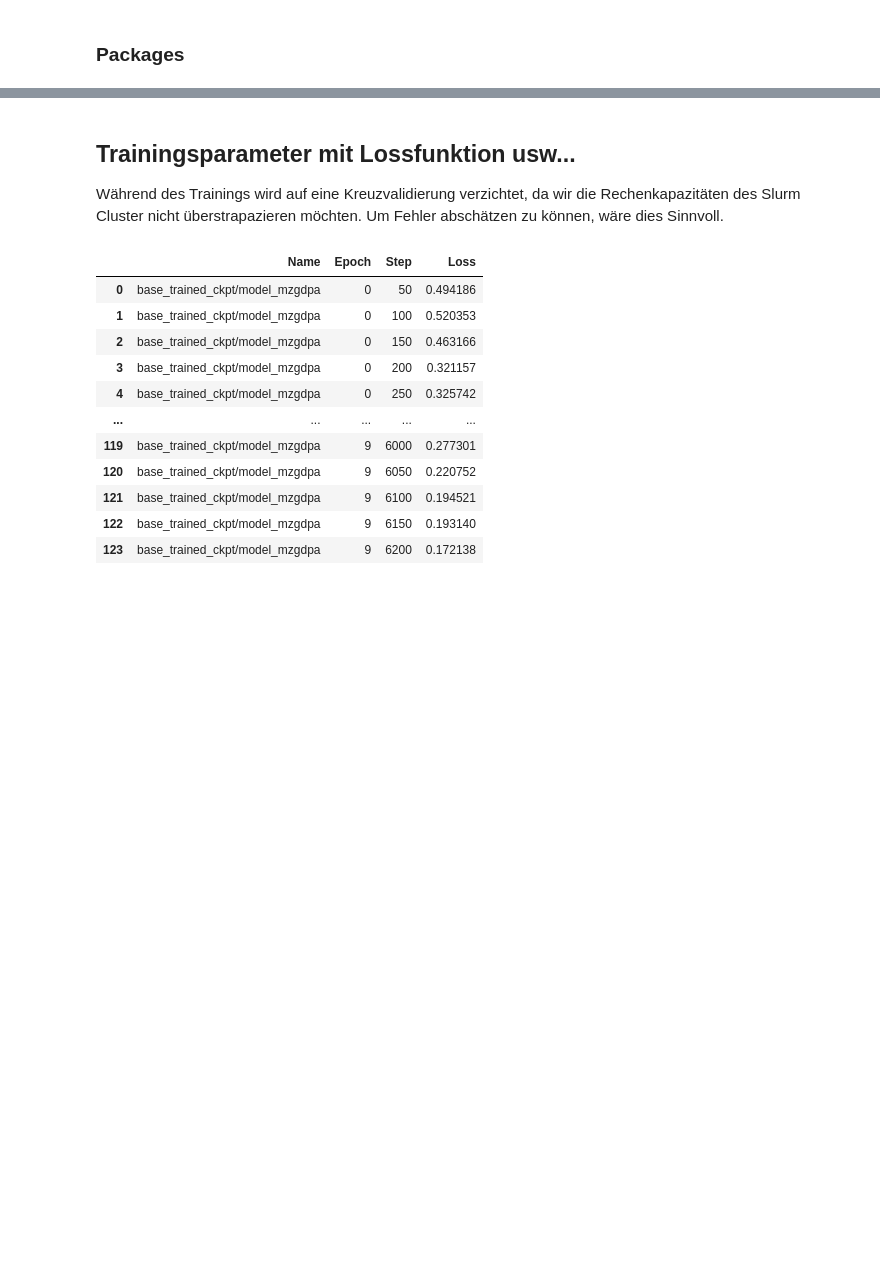
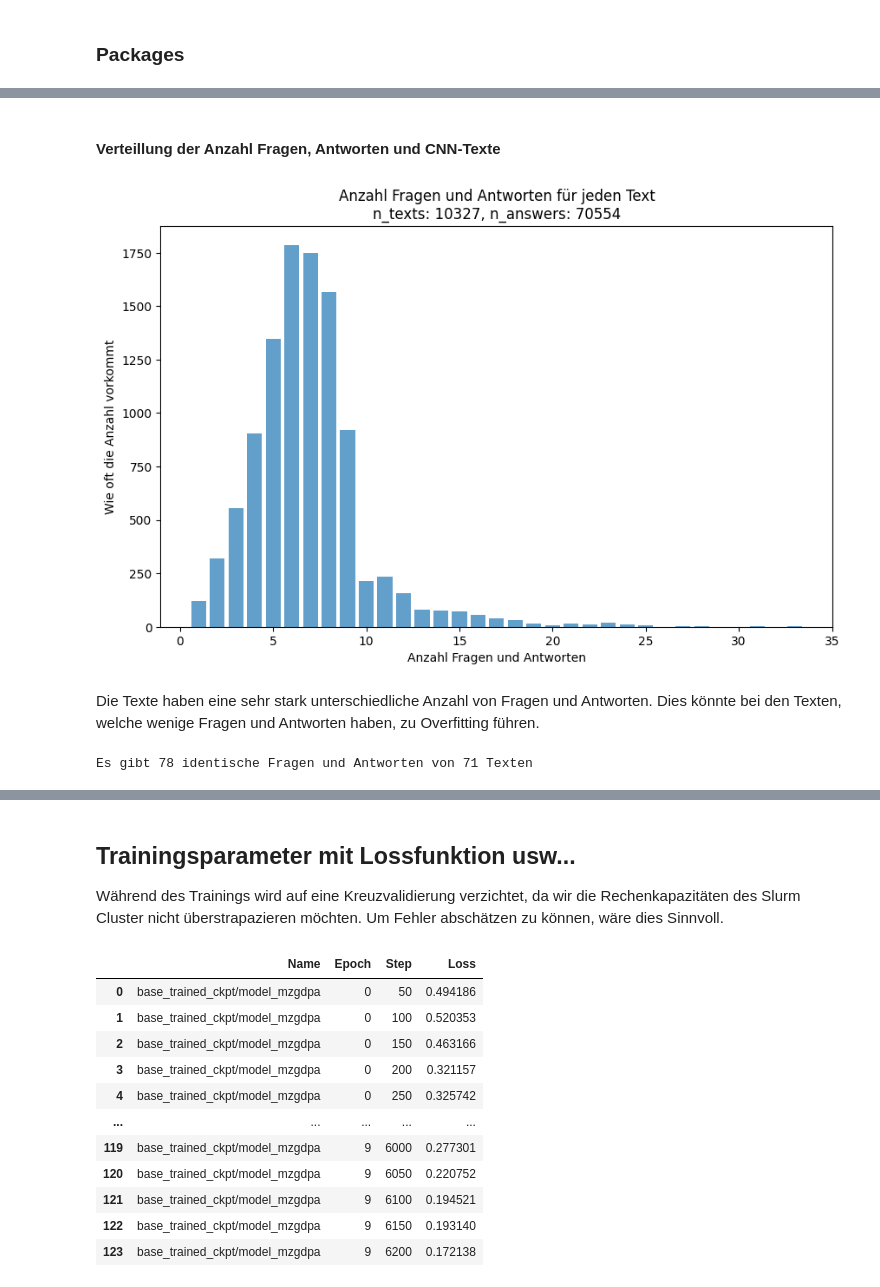
Before and after one commit to swiggy123/npr_mc2, a Jupyter notebook: report.ipynb, the cells around one changed output, grey strips where cells are left out. Cells and saved outputs as stored; diff of their text form; code cells hidden in the pictures; blank space fills up the shorter version.

```diff
--- a/report.ipynb
+++ b/report.ipynb
@@ -63,0 +85,31 @@ import re
+# %%
+dataset = load_dataset("StellarMilk/newsqa")
+# %%
+number_of_answers = [len(answers) for answers in dataset["train"]["answers"]]
+number_of_questions = [len(answers) for answers in dataset["train"]["questions"]]
+assert sum(np.array(number_of_answers) != np.array(number_of_questions)) == 0
+assert len(set(dataset["train"]["paragraph"])) == len(dataset["train"]["paragraph"])
+# %% [markdown]
+#### Verteillung der Anzahl Fragen, Antworten und CNN-Texte
+# %%
+number_counts = Counter(number_of_answers)
+
+unique_numbers = list(number_counts.keys())
+counts = list(number_counts.values())
+
+plt.figure(figsize=(10, 6))  # Optional: Set the figure size
+plt.bar(unique_numbers, counts, align='center', alpha=0.7)
+plt.xlabel('Anzahl Fragen und Antworten')
+plt.ylabel('Wie oft die Anzahl vorkommt')
+plt.title(f'Anzahl Fragen und Antworten für jeden Text\nn_texts: {len(number_of_answers)}, n_answers: {sum(number_of_answers)}')
+plt.show()
+# %% [output]
+[figure, added]
+# %% [markdown]
+Die Texte haben eine sehr stark unterschiedliche Anzahl von Fragen und Antworten. Dies könnte bei den Texten, welche wenige Fragen und Antworten haben, zu Overfitting führen.
+# %%
+qa = [len(qa.split("|")) for qa in dataset["train"]["questions_answers"]]
+qa_set = [len(set(qa.split("|"))) for qa in dataset["train"]["questions_answers"]]
+print(f"Es gibt {sum(np.array(qa) - np.array(qa_set))} identische Fragen und Antworten von {sum(np.array(qa) != np.array(qa_set))} Texten")
+# %% [output]
+Es gibt 78 identische Fragen und Antworten von 71 Texten
```
Also changed, not shown: parts of 19 cells of this notebook.
